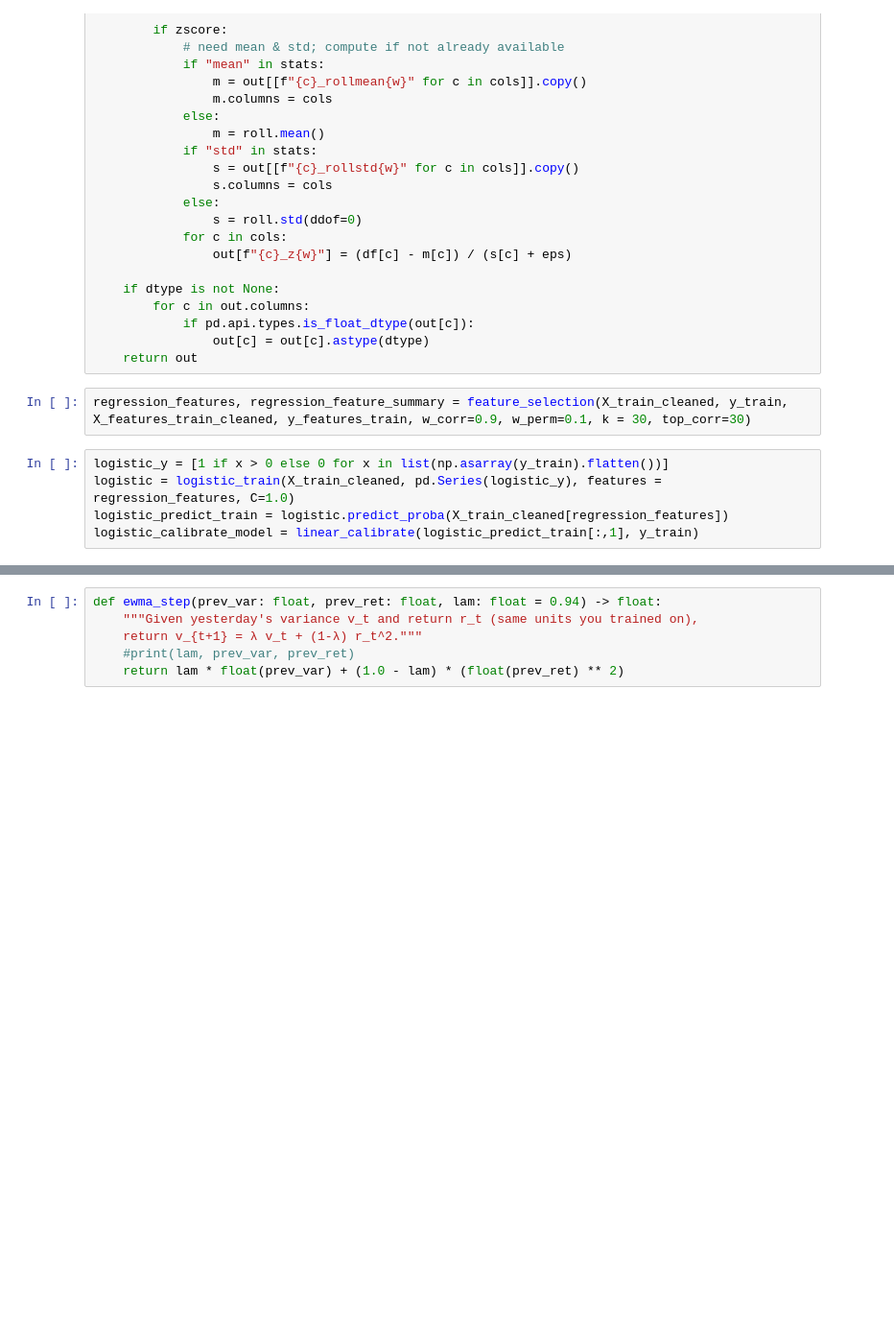
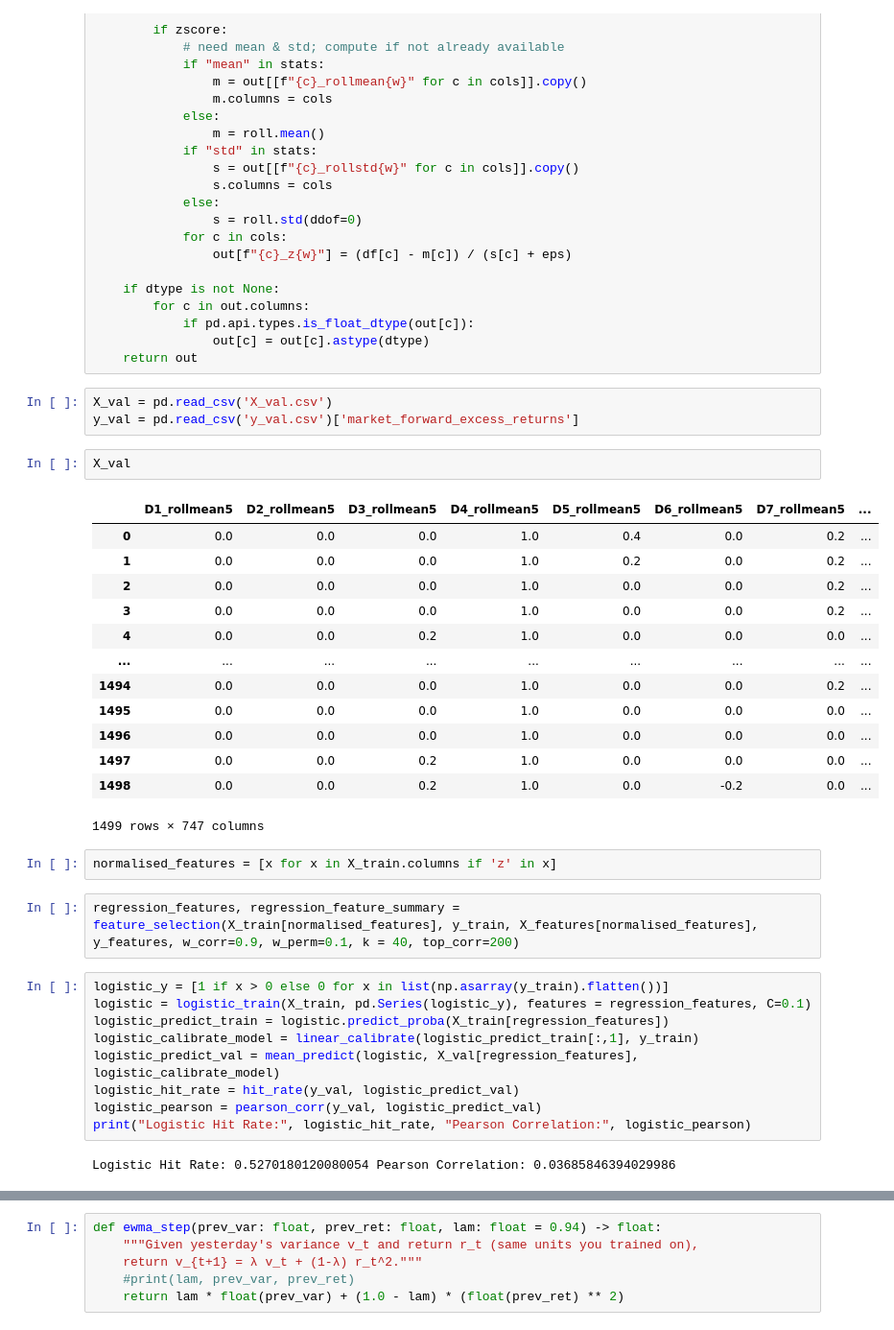
Before and after one commit to XingzheLi123/kaggle_hull_tactic_2025, a Jupyter notebook: Xing/local_pipeline.ipynb, the cells around one changed output, grey strips where cells are left out. Shown at 96% size. Cells and saved outputs as stored; diff of their text form; blank space fills up the shorter version.

```diff
--- a/Xing/local_pipeline.ipynb
+++ b/Xing/local_pipeline.ipynb
@@ -404,11 +317,38 @@ def make_rolling_features(
             if pd.api.types.is_float_dtype(out[c]):
                 out[c] = out[c].astype(dtype)
     return out
+# %%
+X_val = pd.read_csv('X_val.csv')
+y_val = pd.read_csv('y_val.csv')['market_forward_excess_returns']
+# %%
+X_val
+# %% [output]
+|  | D1_rollmean5 | D2_rollmean5 | D3_rollmean5 | D4_rollmean5 | D5_rollmean5 | D6_rollmean5 | D7_rollmean5 | ... |
+| 0 | 0.0 | 0.0 | 0.0 | 1.0 | 0.4 | 0.0 | 0.2 | ... |
+| 1 | 0.0 | 0.0 | 0.0 | 1.0 | 0.2 | 0.0 | 0.2 | ... |
+| 2 | 0.0 | 0.0 | 0.0 | 1.0 | 0.0 | 0.0 | 0.2 | ... |
+| 3 | 0.0 | 0.0 | 0.0 | 1.0 | 0.0 | 0.0 | 0.2 | ... |
+| 4 | 0.0 | 0.0 | 0.2 | 1.0 | 0.0 | 0.0 | 0.0 | ... |
+| ... | ... | ... | ... | ... | ... | ... | ... | ... |
+| 1494 | 0.0 | 0.0 | 0.0 | 1.0 | 0.0 | 0.0 | 0.2 | ... |
+| 1495 | 0.0 | 0.0 | 0.0 | 1.0 | 0.0 | 0.0 | 0.0 | ... |
+| 1496 | 0.0 | 0.0 | 0.0 | 1.0 | 0.0 | 0.0 | 0.0 | ... |
+| 1497 | 0.0 | 0.0 | 0.2 | 1.0 | 0.0 | 0.0 | 0.0 | ... |
+| 1498 | 0.0 | 0.0 | 0.2 | 1.0 | 0.0 | -0.2 | 0.0 | ... |
+1499 rows × 747 columns
+# %%
+normalised_features = [x for x in X_train.columns if 'z' in x]
 # %%
-regression_features, regression_feature_summary = feature_selection(X_train_cleaned, y_train, X_features_train_cleaned, y_features_train, w_corr=0.9, w_perm=0.1, k = 30, top_corr=30)
+regression_features, regression_feature_summary = feature_selection(X_train[normalised_features], y_train, X_features[normalised_features], y_features, w_corr=0.9, w_perm=0.1, k = 40, top_corr=200)
 # %%
 logistic_y = [1 if x > 0 else 0 for x in list(np.asarray(y_train).flatten())]
-logistic = logistic_train(X_train_cleaned, pd.Series(logistic_y), features = regression_features, C=1.0)
-logistic_predict_train = logistic.predict_proba(X_train_cleaned[regression_features])
+logistic = logistic_train(X_train, pd.Series(logistic_y), features = regression_features, C=0.1)
+logistic_predict_train = logistic.predict_proba(X_train[regression_features])
 logistic_calibrate_model = linear_calibrate(logistic_predict_train[:,1], y_train)
+logistic_predict_val = mean_predict(logistic, X_val[regression_features], logistic_calibrate_model)
+logistic_hit_rate = hit_rate(y_val, logistic_predict_val)
+logistic_pearson = pearson_corr(y_val, logistic_predict_val)
+print("Logistic Hit Rate:", logistic_hit_rate, "Pearson Correlation:", logistic_pearson)
+# %% [output]
+Logistic Hit Rate: 0.5270180120080054 Pearson Correlation: 0.03685846394029986
 # %%
```
Also changed, not shown: parts of 39 cells of this notebook, 18 other files.
